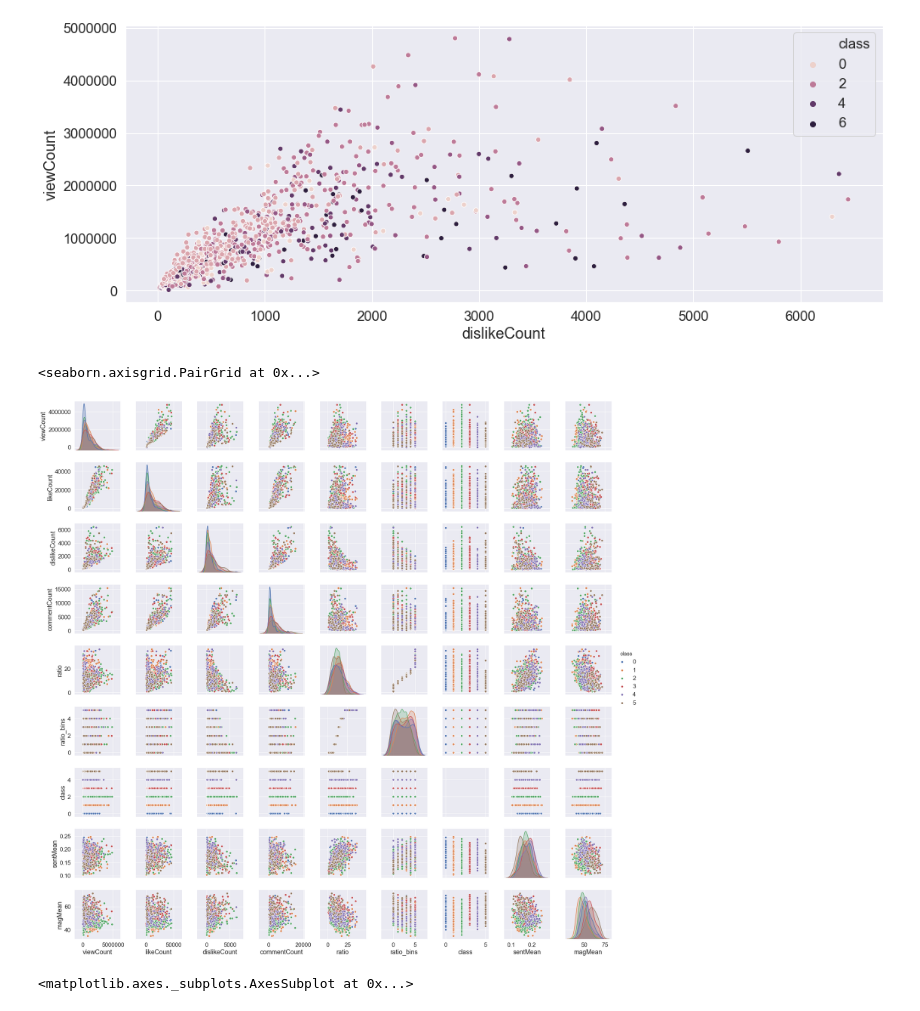
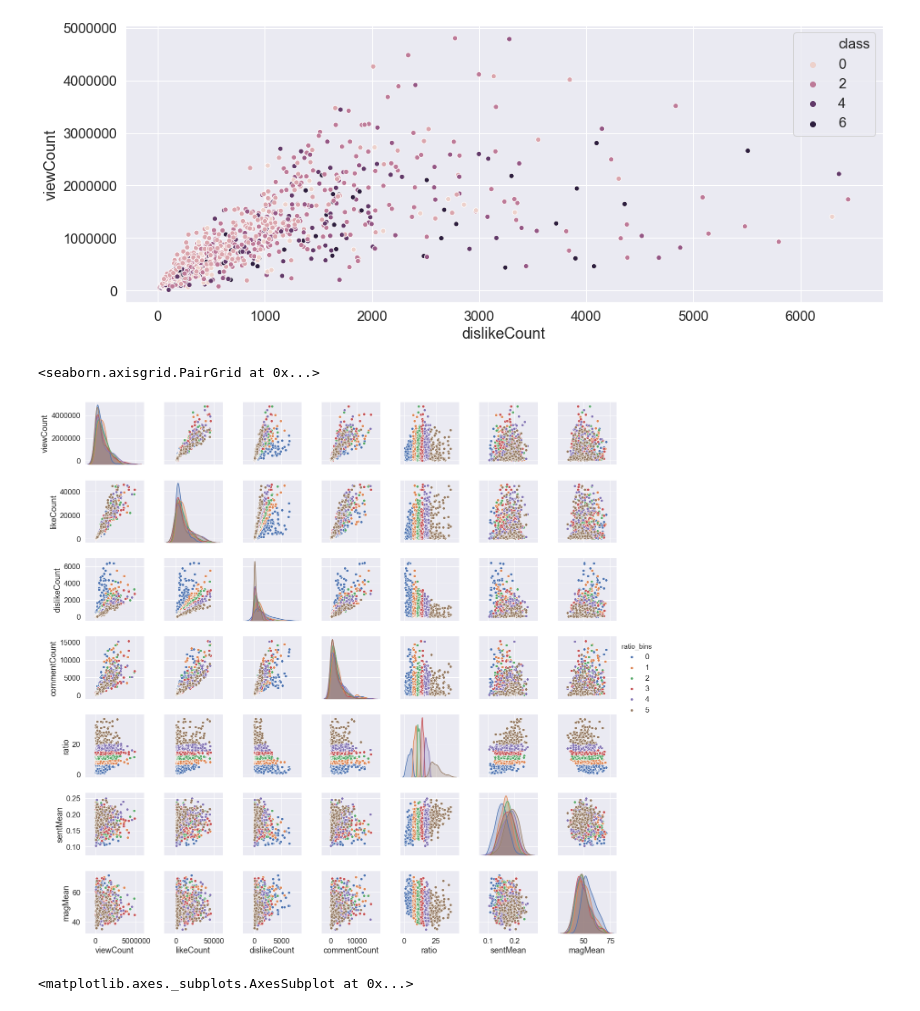
Before and after one commit to snc-89/sentiment_analysis_notebook, a Jupyter notebook: visualisation and exploration - jack.ipynb, the cells around one changed output. Drawn from its saved outputs; the diff is of its cells as text; code cells hidden in the pictures.

```diff
--- a/visualisation and exploration - jack.ipynb
+++ b/visualisation and exploration - jack.ipynb
@@ -376,10 +383,10 @@ sns.scatterplot(x='dislikeCount', y='viewCount', hue='class', data=vids)
 <matplotlib.axes._subplots.AxesSubplot at 0x...>
 [figure]
 # %%
-sns.pairplot(vids, vars=['viewCount', 'likeCount', 'dislikeCount', 'commentCount', 'ratio', 'ratio_bins', 'class', 'sentMean', 'magMean'], hue='class')
+sns.pairplot(vids, vars=['viewCount', 'likeCount', 'dislikeCount', 'commentCount', 'ratio', 'sentMean', 'magMean'], hue='ratio_bins')
 # %% [output]
 <seaborn.axisgrid.PairGrid at 0x...>
-[figure, old version]
+[figure, new version]
 # %%
 plt.figure(figsize=(16, 6))
 sns.scatterplot(x='dislikeCount', y='class', hue='class', data=vids)
```
Also changed, not shown: parts of 3 cells of this notebook, 3 other files.
